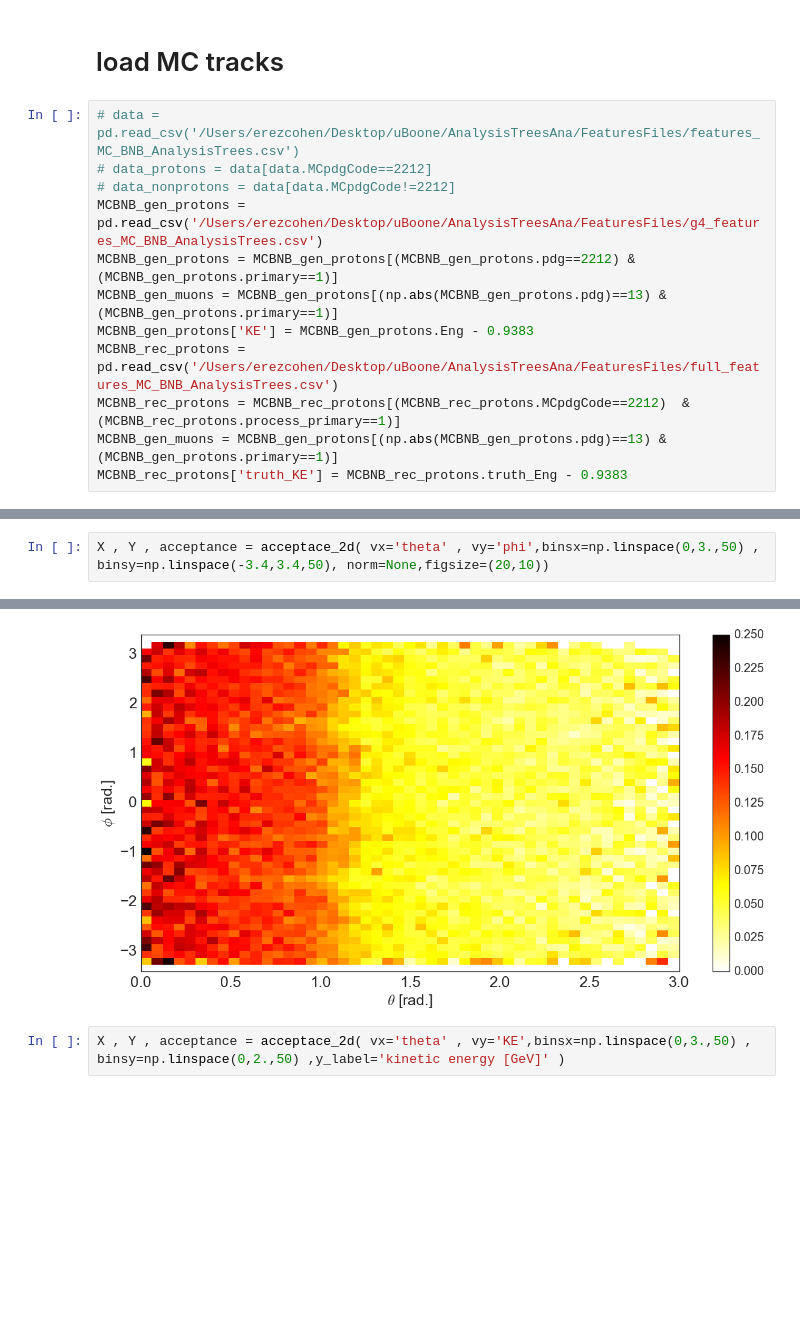
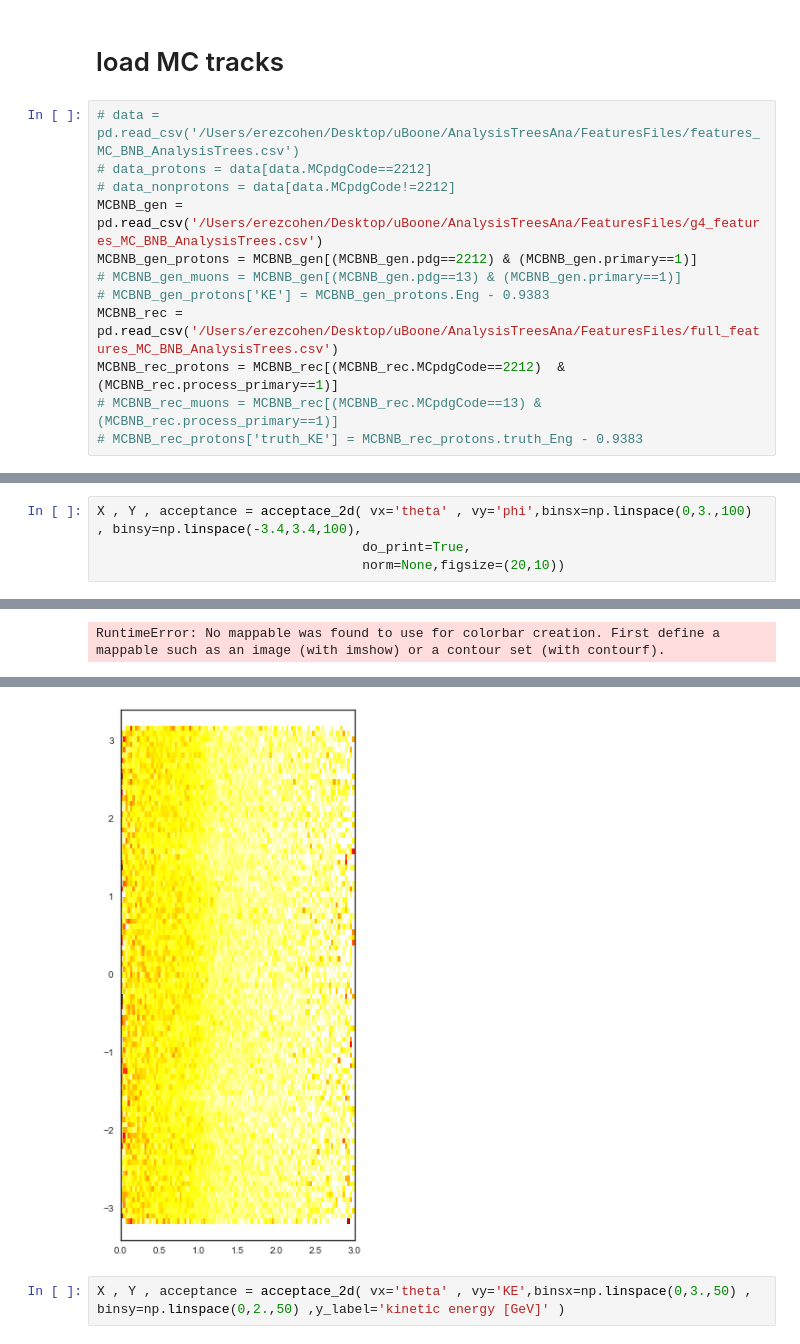
Before and after one commit to erezcoh4/AnalysisTreesInformation, a Jupyter notebook: AnaTreesPackage/notebooks/MC_BNB_anatrees_plots.ipynb, the cells around one changed output, grey strips where cells are left out. Drawn from its saved outputs; the diff is of its cells as text; blank space fills up the shorter version.

```diff
--- a/AnaTreesPackage/notebooks/MC_BNB_anatrees_plots.ipynb
+++ b/AnaTreesPackage/notebooks/MC_BNB_anatrees_plots.ipynb
@@ -9,12 +9,12 @@ from notebooks_tools import *
 # data = pd.read_csv('/Users/erezcohen/Desktop/uBoone/AnalysisTreesAna/FeaturesFiles/features_MC_BNB_AnalysisTrees.csv')
 # data_protons = data[data.MCpdgCode==2212]
 # data_nonprotons = data[data.MCpdgCode!=2212]
-MCBNB_gen_protons = pd.read_csv('/Users/erezcohen/Desktop/uBoone/AnalysisTreesAna/FeaturesFiles/g4_features_MC_BNB_AnalysisTrees.csv')
-MCBNB_gen_protons = MCBNB_gen_protons[(MCBNB_gen_protons.pdg==2212) & (MCBNB_gen_protons.primary==1)]
-MCBNB_gen_muons = MCBNB_gen_protons[(np.abs(MCBNB_gen_protons.pdg)==13) & (MCBNB_gen_protons.primary==1)]
-MCBNB_gen_protons['KE'] = MCBNB_gen_protons.Eng - 0.9383
-MCBNB_rec_protons = pd.read_csv('/Users/erezcohen/Desktop/uBoone/AnalysisTreesAna/FeaturesFiles/full_features_MC_BNB_AnalysisTrees.csv')
-MCBNB_rec_protons = MCBNB_rec_protons[(MCBNB_rec_protons.MCpdgCode==2212)  & (MCBNB_rec_protons.process_primary==1)]
-MCBNB_gen_muons = MCBNB_gen_protons[(np.abs(MCBNB_gen_protons.pdg)==13) & (MCBNB_gen_protons.primary==1)]
-MCBNB_rec_protons['truth_KE'] = MCBNB_rec_protons.truth_Eng - 0.9383
+MCBNB_gen = pd.read_csv('/Users/erezcohen/Desktop/uBoone/AnalysisTreesAna/FeaturesFiles/g4_features_MC_BNB_AnalysisTrees.csv')
+MCBNB_gen_protons = MCBNB_gen[(MCBNB_gen.pdg==2212) & (MCBNB_gen.primary==1)]
+# MCBNB_gen_muons = MCBNB_gen[(MCBNB_gen.pdg==13) & (MCBNB_gen.primary==1)]
+# MCBNB_gen_protons['KE'] = MCBNB_gen_protons.Eng - 0.9383
+MCBNB_rec = pd.read_csv('/Users/erezcohen/Desktop/uBoone/AnalysisTreesAna/FeaturesFiles/full_features_MC_BNB_AnalysisTrees.csv')
+MCBNB_rec_protons = MCBNB_rec[(MCBNB_rec.MCpdgCode==2212)  & (MCBNB_rec.process_primary==1)]
+# MCBNB_rec_muons = MCBNB_rec[(MCBNB_rec.MCpdgCode==13) & (MCBNB_rec.process_primary==1)]
+# MCBNB_rec_protons['truth_KE'] = MCBNB_rec_protons.truth_Eng - 0.9383
 # %%
@@ -98,3 +150,5 @@ def acceptace_2d( vx='theta' , vy='phi',
 # %%
-X , Y , acceptance = acceptace_2d( vx='theta' , vy='phi',binsx=np.linspace(0,3.,50) , binsy=np.linspace(-3.4,3.4,50), norm=None,figsize=(20,10))
+X , Y , acceptance = acceptace_2d( vx='theta' , vy='phi',binsx=np.linspace(0,3.,100) , binsy=np.linspace(-3.4,3.4,100),
+                                  do_print=True,
+                                  norm=None,figsize=(20,10))
 # %% [output]
@@ -100,0 +172 @@ X , Y , acceptance = acceptace_2d( vx='theta' , vy='phi',binsx=np.linspace(0,3.,
+RuntimeError: No mappable was found to use for colorbar creation. First define a mappable such as an image (with imshow) or a contour set (with contourf).
@@ -102,4 +174,4 @@ X , Y , acceptance = acceptace_2d( vx='theta' , vy='phi',binsx=np.linspace(0,3.,
-[figure, old version]
+[figure, new version]
 # %%
 X , Y , acceptance = acceptace_2d( vx='theta' , vy='KE',binsx=np.linspace(0,3.,50) , binsy=np.linspace(0,2.,50) ,y_label='kinetic energy [GeV]' )
 # %% [output]
```
Also changed, not shown: parts of 15 cells of this notebook, 1 other file.
